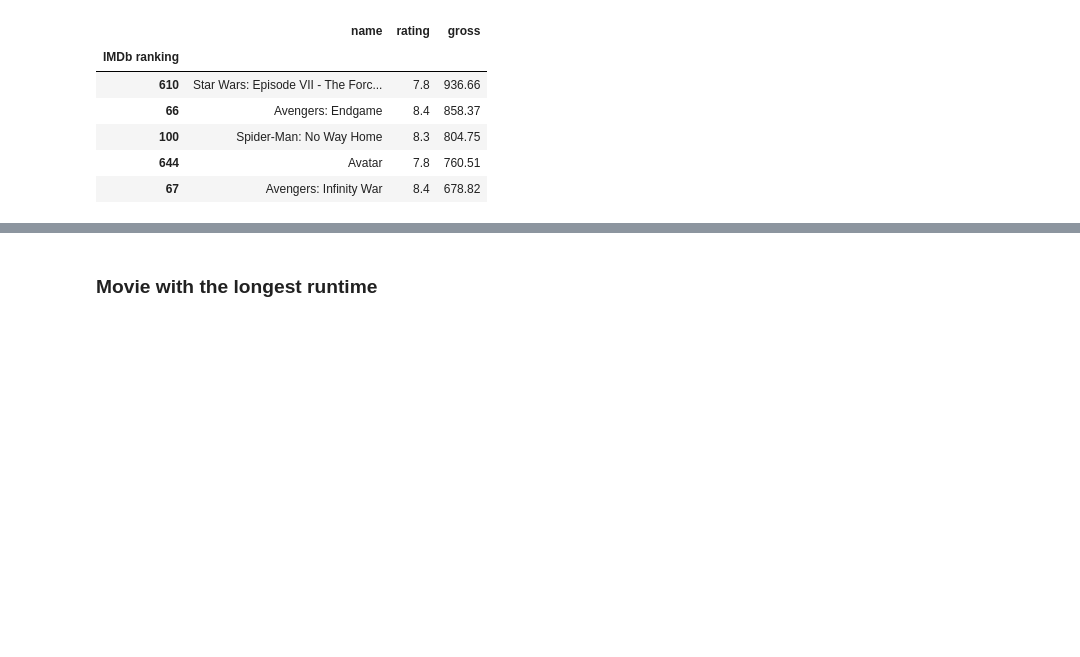
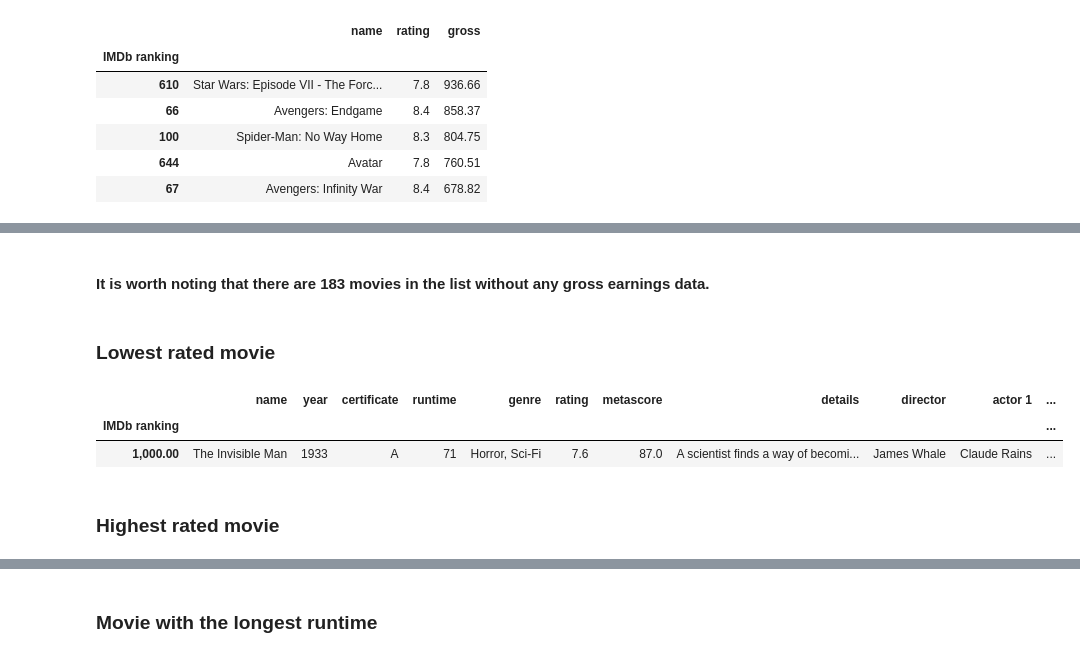
Before and after one commit to kbtoynhobs/Data-Science-projects, a Jupyter notebook: IMDb Top 1k Movies.ipynb, the cells around one changed output, grey strips where cells are left out. Saved outputs shown, nothing was run; the diff lists cells and outputs as text; code cells hidden in the pictures; blank space fills up the shorter version.

```diff
--- a/IMDb Top 1k Movies.ipynb
+++ b/IMDb Top 1k Movies.ipynb
@@ -102,0 +80,12 @@ df[df['rating']==df['rating'].max()]
+# %% [markdown]
+#### It is worth noting that there are 183 movies in the list without any gross earnings data.
+# %% [markdown]
+### Lowest rated movie
+# %%
+df.iloc[[-1]]
+# %% [output]
+|  | name | year | certificate | runtime | genre | rating | metascore | details | director | actor 1 | ... |
+| IMDb ranking |  |  |  |  |  |  |  |  |  |  | ... |
+| 1,000.00 | The Invisible Man | 1933 | A | 71 | Horror, Sci-Fi | 7.6 | 87.0 | A scientist finds a way of becomi... | James Whale | Claude Rains | ... |
+# %% [markdown]
+### Highest rated movie
```
Also changed, not shown: parts of 26 cells of this notebook.
